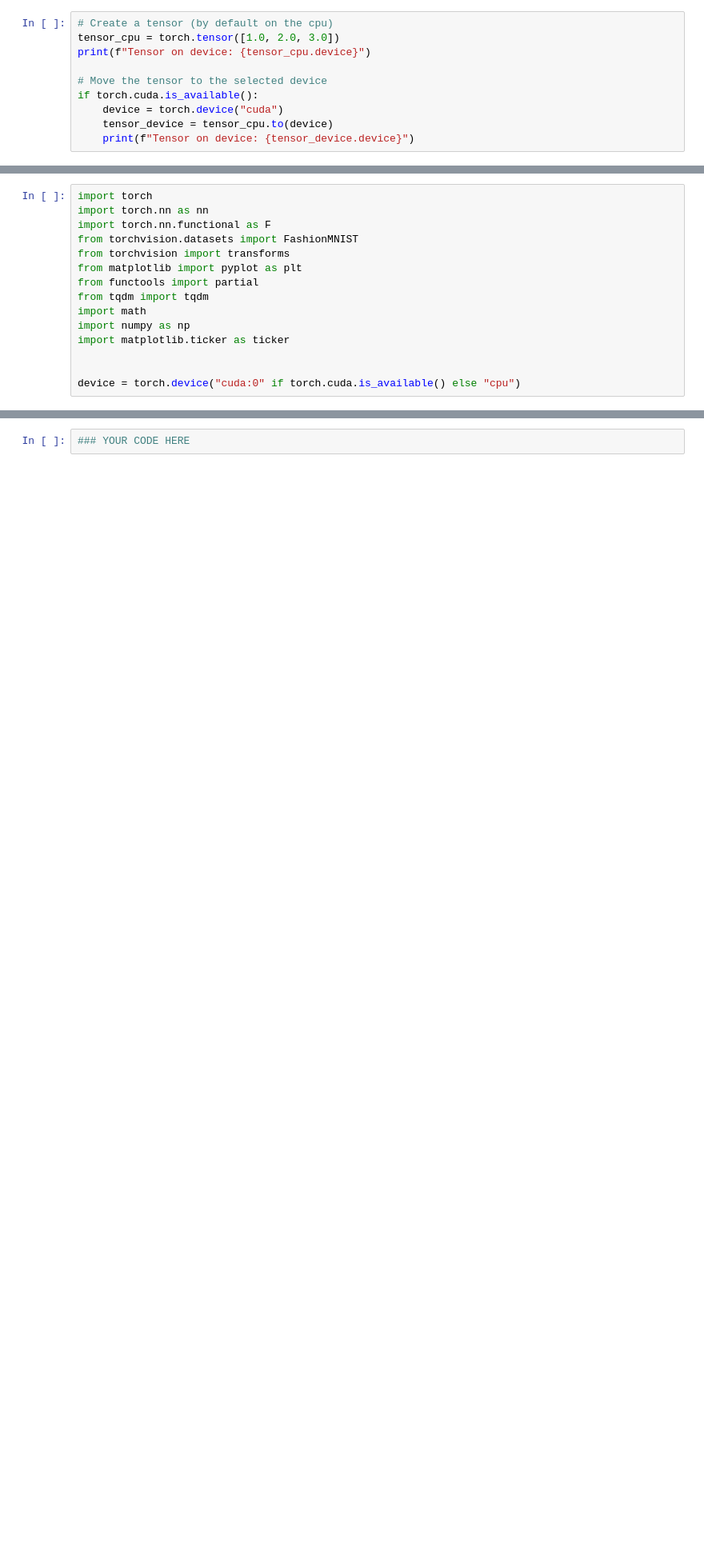
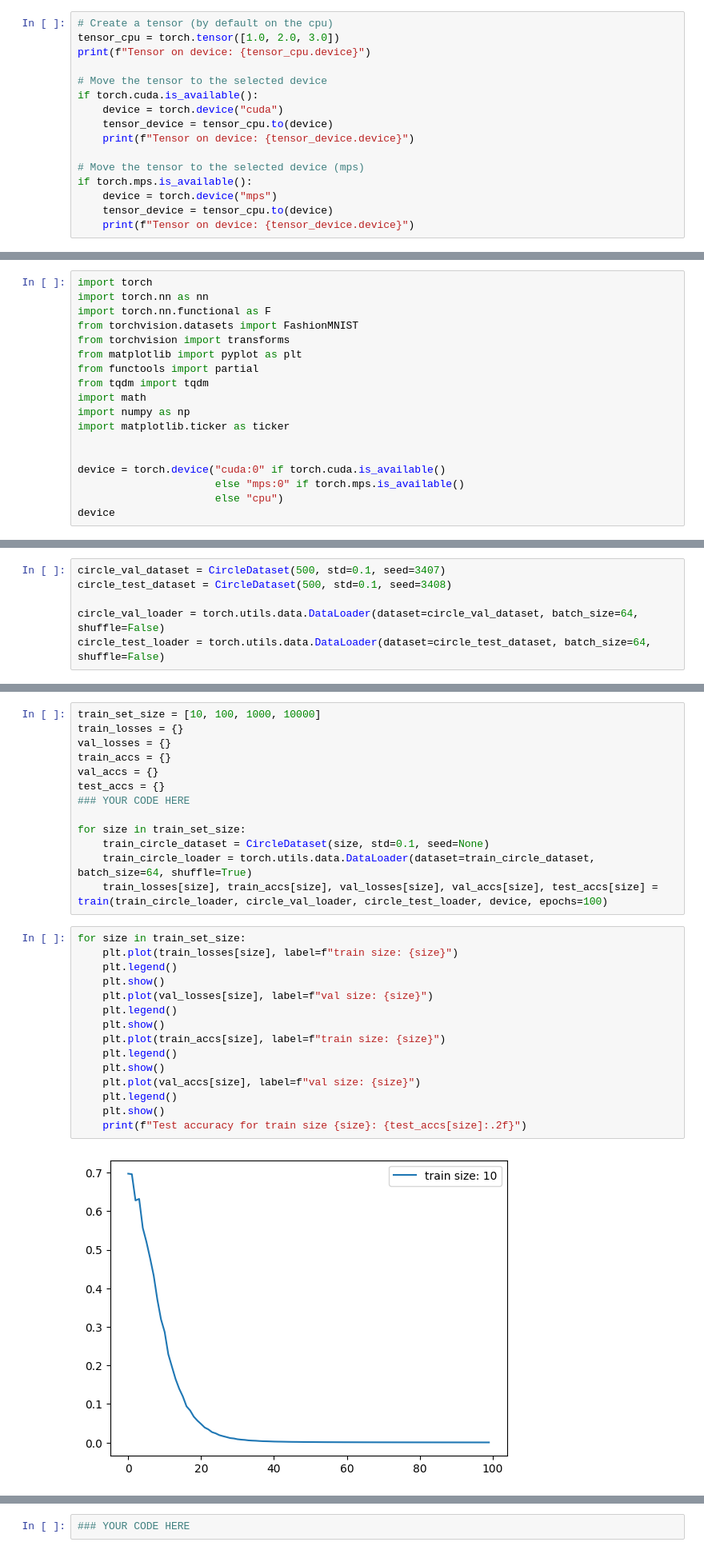
Before and after one commit to shashuat/compvision, a Jupyter notebook: lab1.ipynb, the cells around one changed output, grey strips where cells are left out. Shown at 80% size. Drawn from its saved outputs; the diff is of its cells as text; blank space fills up the shorter version.

```diff
--- a/lab1.ipynb
+++ b/lab1.ipynb
@@ -236,3 +278,9 @@ if torch.cuda.is_available():
     device = torch.device("cuda")
     tensor_device = tensor_cpu.to(device)
     print(f"Tensor on device: {tensor_device.device}")
+
+# Move the tensor to the selected device (mps)
+if torch.mps.is_available():
+    device = torch.device("mps")
+    tensor_device = tensor_cpu.to(device)
+    print(f"Tensor on device: {tensor_device.device}")
@@ -607,4 +827,7 @@ import numpy as np
 import matplotlib.ticker as ticker
 
 
-device = torch.device("cuda:0" if torch.cuda.is_available() else "cpu")
+device = torch.device("cuda:0" if torch.cuda.is_available()
+                      else "mps:0" if torch.mps.is_available()
+                      else "cpu")
+device
@@ -716,3 +988,9 @@ circle_test_loader = ### YOUR CODE HERE
+# %%
+circle_val_dataset = CircleDataset(500, std=0.1, seed=3407)
+circle_test_dataset = CircleDataset(500, std=0.1, seed=3408)
+
+circle_val_loader = torch.utils.data.DataLoader(dataset=circle_val_dataset, batch_size=64, shuffle=False)
+circle_test_loader = torch.utils.data.DataLoader(dataset=circle_test_dataset, batch_size=64, shuffle=False)
 # %% [markdown]
 ### Question 4
 Create a Feed Forward architecture with 2 hidden layers of size 500, 500. Use the `BCELoss`, and the Adam optimizer with lr=5e-3. Train for 50000 steps ploting the loss and the accuracy for both the train and val set after each epoch end. Also, compute the accuracy at the end of training on the test set. Train on a new Circle dataset having 50 data points. What can you say about the result?
@@ -756,0 +1106,30 @@ test_accs = {}
+# %%
+train_set_size = [10, 100, 1000, 10000]
+train_losses = {}
+val_losses = {}
+train_accs = {}
+val_accs = {}
+test_accs = {}
+### YOUR CODE HERE
+
+for size in train_set_size:
+    train_circle_dataset = CircleDataset(size, std=0.1, seed=None)
+    train_circle_loader = torch.utils.data.DataLoader(dataset=train_circle_dataset, batch_size=64, shuffle=True)
+    train_losses[size], train_accs[size], val_losses[size], val_accs[size], test_accs[size] = train(train_circle_loader, circle_val_loader, circle_test_loader, device, epochs=100)
+# %%
+for size in train_set_size:
+    plt.plot(train_losses[size], label=f"train size: {size}")
+    plt.legend()
+    plt.show()
+    plt.plot(val_losses[size], label=f"val size: {size}")
+    plt.legend()
+    plt.show()
+    plt.plot(train_accs[size], label=f"train size: {size}")
+    plt.legend()
+    plt.show()
+    plt.plot(val_accs[size], label=f"val size: {size}")
+    plt.legend()
+    plt.show()
+    print(f"Test accuracy for train size {size}: {test_accs[size]:.2f}")
+# %% [output]
+[figure, added]
```
Also changed, not shown: parts of 34 cells of this notebook, 2 other files.
